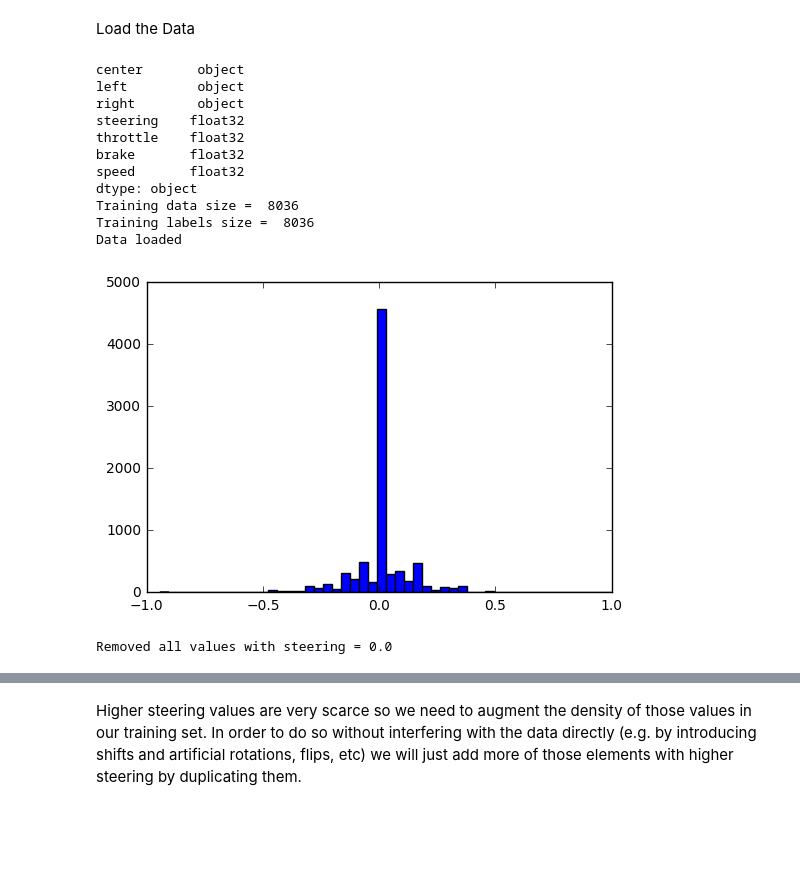
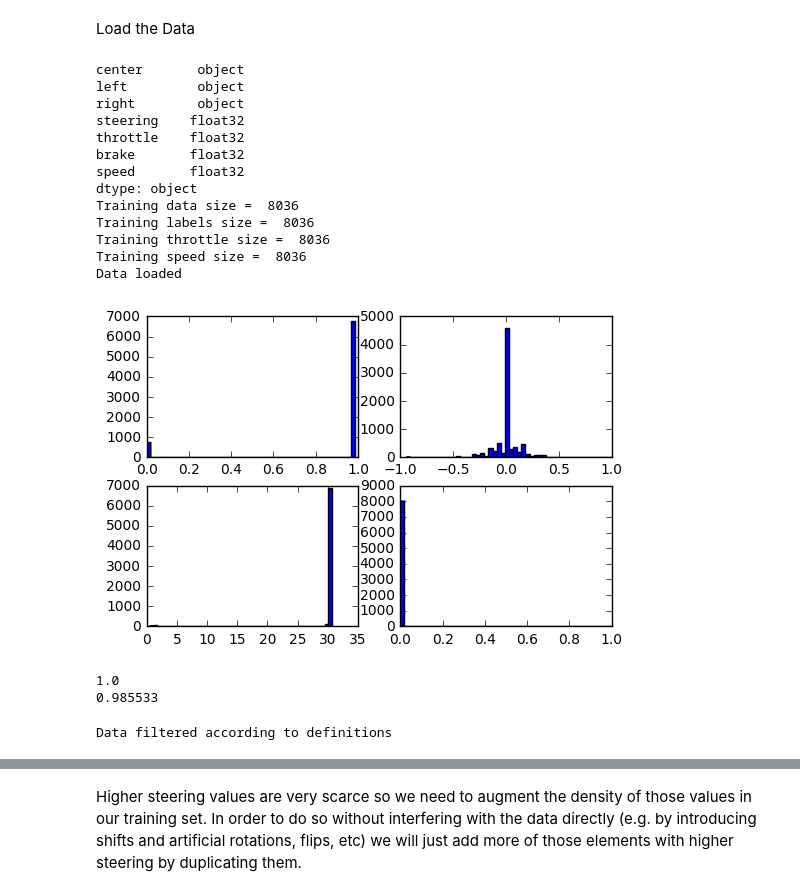
Before and after one commit to ganwy2016/Behaviour_Cloning, a Jupyter notebook: model.ipynb, the cells around one changed output, grey strips where cells are left out. Cells and saved outputs as stored; diff of their text form; code cells hidden in the pictures; blank space fills up the shorter version.

```diff
--- a/model.ipynb
+++ b/model.ipynb
@@ -31,9 +34,15 @@ print(data.dtypes)
 
 X_train = data['center']
 y_train = data['steering']
-
+steering = data['steering']
+throttle = data['throttle']
+speed=data['speed']
+brake=data['brake']
 print('Training data size = ', len(X_train))
 print('Training labels size = ',len(y_train))
+print('Training throttle size = ',len(throttle))
+print('Training speed size = ',len(speed))
+
 print('Data loaded')
 # %% [output]
 center       object
@@ -46,31 +55,48 @@ speed       float32
 dtype: object
 Training data size =  8036
 Training labels size =  8036
+Training throttle size =  8036
+Training speed size =  8036
 Data loaded
-# %%
-# examine the data
-import matplotlib.pyplot as plt
-plt.hist(y_train,50)
-plt.show()
-# %% [output]
-[figure, removed]
-# %%
-# there are a lot of images corresponding to the zero value
-# we can remove most of them
-# 1) copy those values to the zero_values array
-# 2) copy the non zero values to the train_crop array
-# 3) add just a few random zero values to the final array
-X_zero_values_array = []
-y_zero_values_array = []
-X_train_crop = []
-y_train_crop = []
-for i in range(len(X_train)):
-    if y_train[i] == 0:
-        X_zero_values_array.append(X_train[i])
-        y_zero_values_array.append(y_train[i])
-    else:
-        X_train_crop.append(X_train[i])
-        y_train_crop.append(y_train[i])
-print('Removed all values with steering = 0.0')
-# %% [output]
-Removed all values with steering = 0.0
+# %%
+# examine the data
+import matplotlib.pyplot as plt
+fig = plt.figure()
+ax = fig.add_subplot(2,2,1)
+plt.hist(throttle,50)
+ax = fig.add_subplot(2,2,2)
+plt.hist(steering,50)
+ax = fig.add_subplot(2,2,3)
+plt.hist(speed,50)
+ax = fig.add_subplot(2,2,4)
+plt.hist(brake,50)
+plt.show()
+print(max(brake))
+print(max(throttle))
+# %% [output]
+[figure, added]
+1.0
+0.985533
+# %%
+# After briefly examining the data I decided to:
+# Remove data when steering equals 0
+# Remove data when throttle < 0.1
+# Remove data when speed < 25
+# Remove data when brake > 0
+X_removed = []
+y_removed = []
+X_remaining = []
+y_remaining = []
+for i in range(len(X_train)):
+    if throttle[i] < 0.5 or speed[i] < 25 or brake[i] > 0 or (steering[i]>-0.01 and steering[i]<0.01):
+        X_removed.append(X_train[i])
+        y_removed.append(y_train[i])
+    else:
+        X_remaining.append(X_train[i])
+        y_remaining.append(y_train[i])
+X_train = X_remaining
+y_train = y_remaining
+#print('Removed all values with steering = 0.0')
+print('Data filtered according to definitions')
+# %% [output]
+Data filtered according to definitions
```
Also changed, not shown: parts of 40 cells of this notebook, 4 other files.
